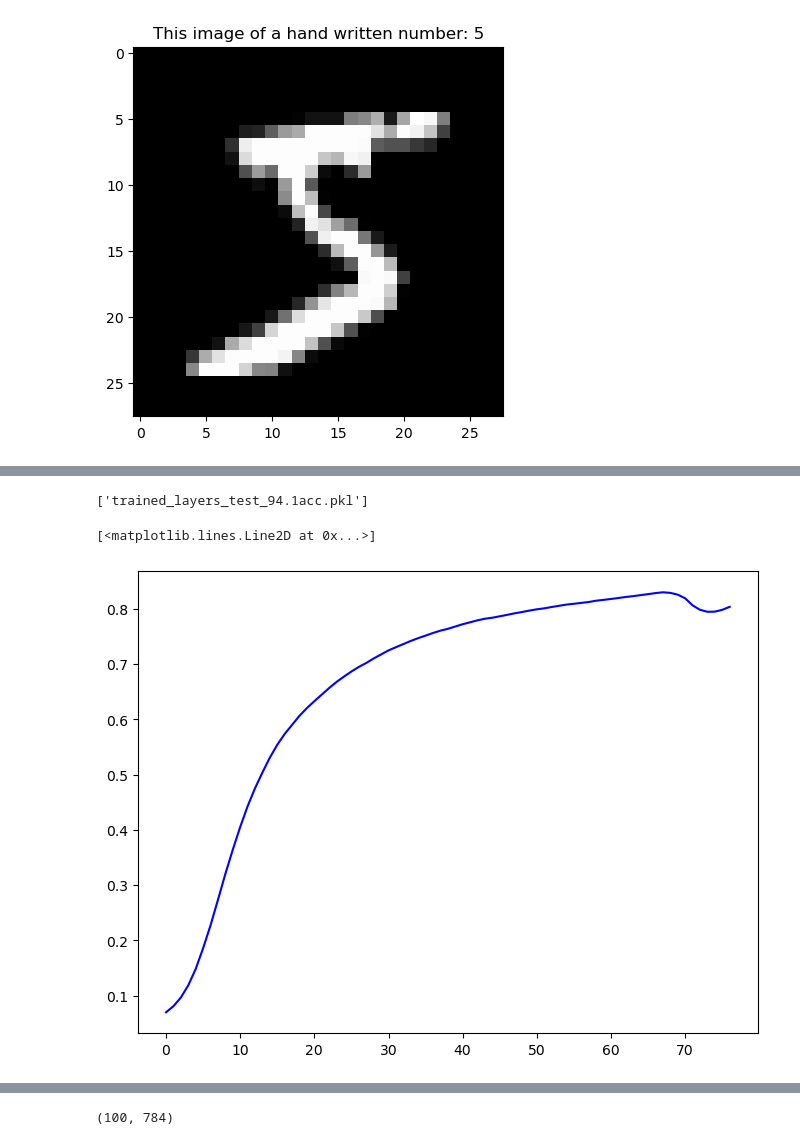
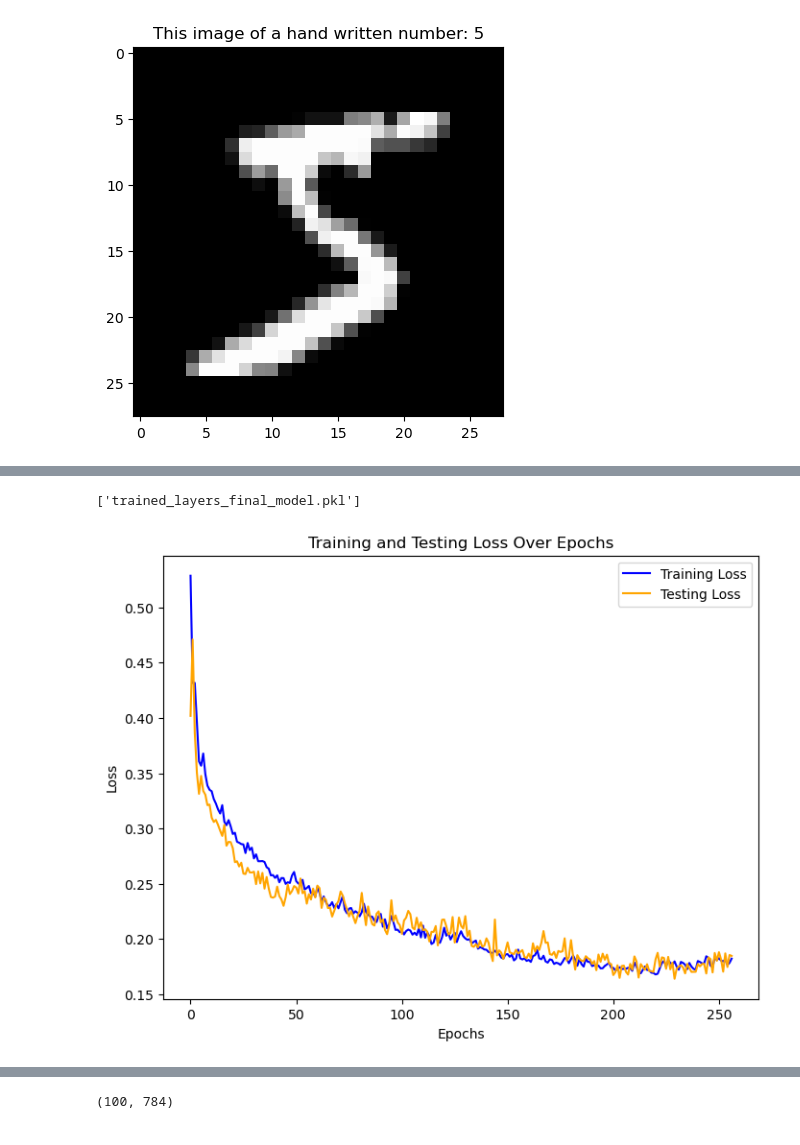
Before and after one commit to jnicolow/numpy_neural_network, a Jupyter notebook: numpy_neural_network.ipynb, the cells around one changed output, grey strips where cells are left out. Drawn from its saved outputs; the diff is of its cells as text; code cells hidden in the pictures.

Commit message:
Model capping out at loss 0.18~0.17

```diff
--- a/numpy_neural_network.ipynb
+++ b/numpy_neural_network.ipynb
@@ -182,17 +230,32 @@ KeyboardInterrupt:
 # %%
 layers = [hiddenlayer01, hiddenlayer02, hiddenlayer03, outputlayer]
 import joblib
-joblib.dump(layers, r'trained_layers_test_94acc.pkl')
+joblib.dump(layers, r'trained_layers_final_model.pkl')
 # %% [output]
-['trained_layers_test_94.1acc.pkl']
+['trained_layers_final_model.pkl']
 # %%
-epochs = list(range(len(test_losses))) # just incase it was stopped early
+import matplotlib.pyplot as plt
+
+epochs = list(range(len(val_losses))) # just incase it was stopped early
 
 # Assuming train_losses, test_losses, and epochs are already populated
 plt.figure(figsize=(8, 6))
 
 # Plot training loss
-plt.plot(epochs, test_accuracies, label='test_acc', color='blue', marker=None)
+plt.plot(epochs, train_losses, label='Training Loss', color='blue', marker=None)
+
+# Plot testing loss
+plt.plot(epochs, val_losses, label='Testing Loss', color='orange', marker=None)
+
+# Add title and labels
+plt.title('Training and Testing Loss Over Epochs')
+plt.xlabel('Epochs')
+plt.ylabel('Loss')
+
+# Add legend
+plt.legend()
+
+# Show the plot
+plt.show()
 # %% [output]
-[<matplotlib.lines.Line2D at 0x...>]
-[figure, old version]
+[figure, new version]
```
Also changed, not shown: parts of 3 cells of this notebook, 2 other files.
